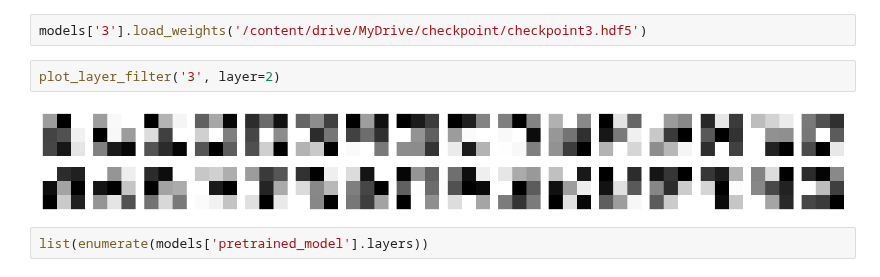
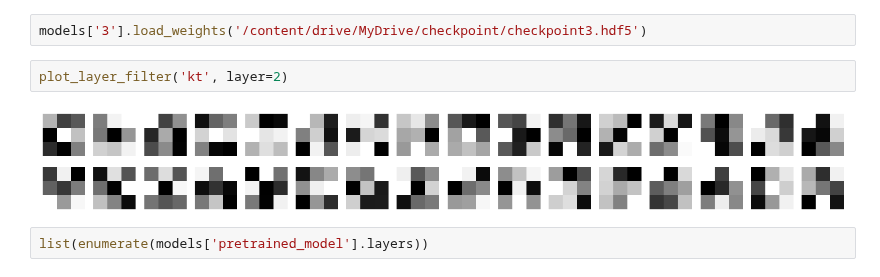
Before and after one commit to LapTQ/IT3910E_facial_beauty_pediction, a Jupyter notebook: facial_beauty_perception.ipynb, the cells around one changed output. Saved outputs shown, nothing was run; the diff lists cells and outputs as text.

```diff
--- a/facial_beauty_perception.ipynb
+++ b/facial_beauty_perception.ipynb
@@ -876,9 +936,9 @@ models['checkpoint'] = get_model_v2()
 # %%
 models['3'].load_weights('/content/drive/MyDrive/checkpoint/checkpoint3.hdf5')
 # %%
-plot_layer_filter('3', layer=2)
+plot_layer_filter('kt', layer=2)
 # %% [output]
-[figure, old version]
+[figure, new version]
 # %%
 list(enumerate(models['pretrained_model'].layers))
 # %%
```
Also changed, not shown: parts of 8 cells of this notebook.
